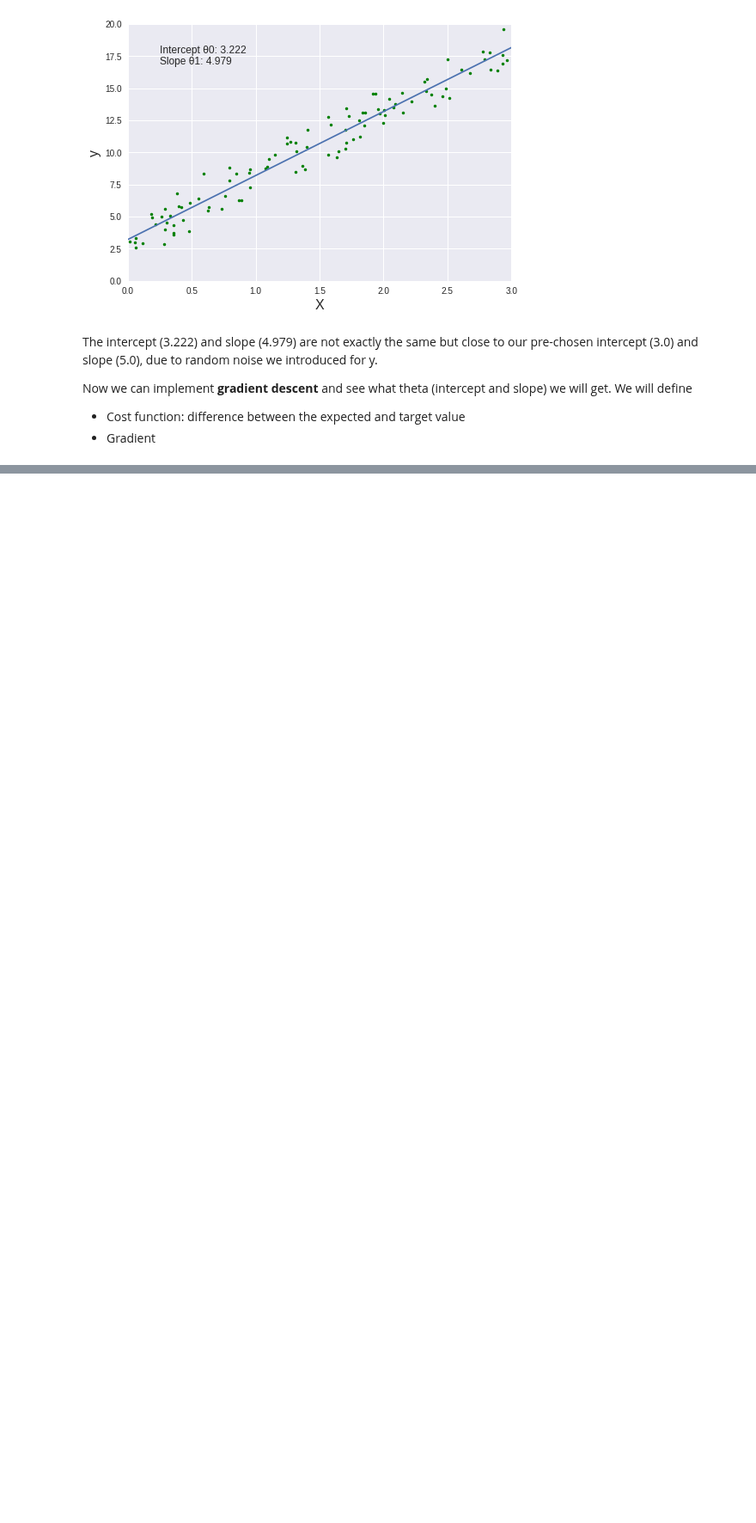
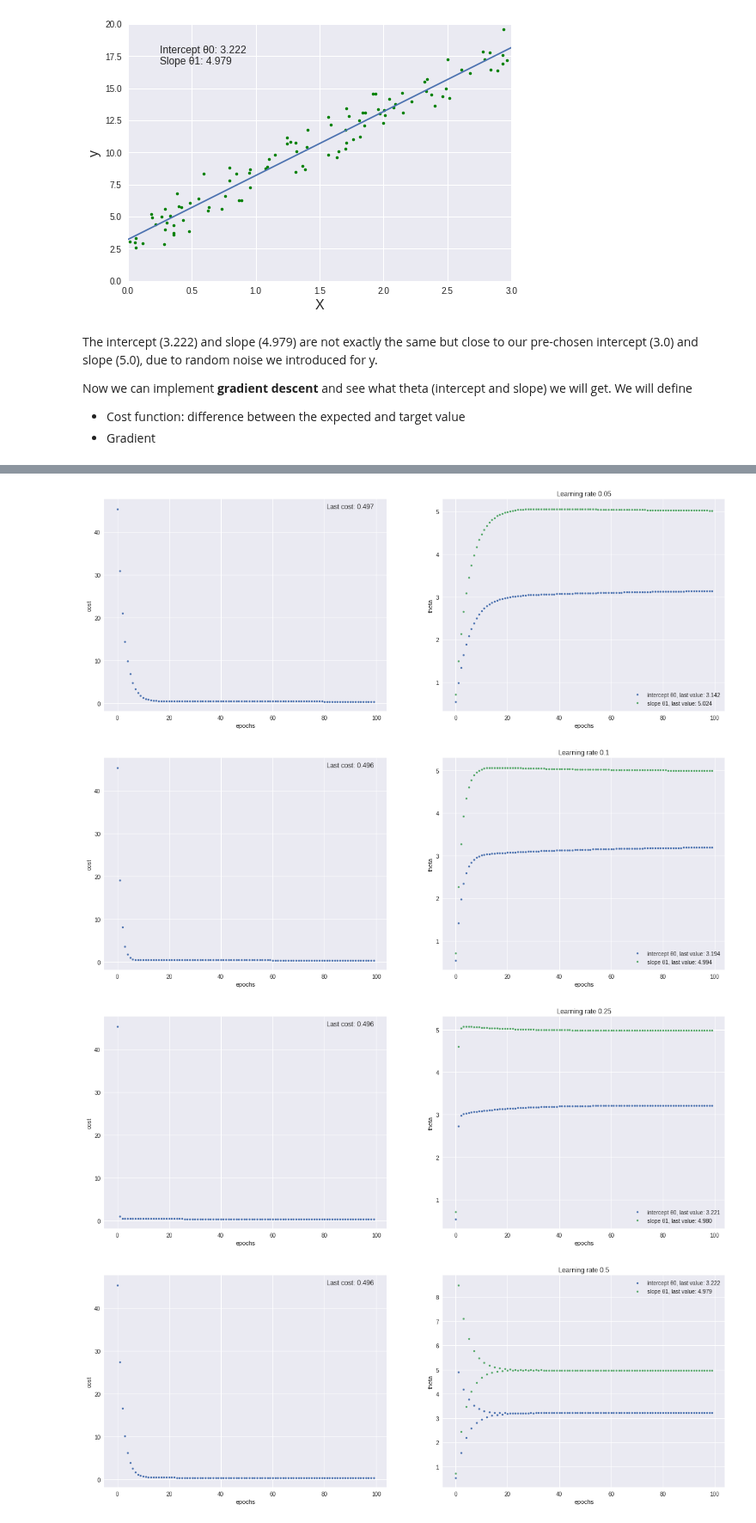
Before and after one commit to aunz/ds, a Jupyter notebook: Gradient_descent.ipynb, the cells around one changed output, grey strips where cells are left out. Shown at 86% size. Drawn from its saved outputs; the diff is of its cells as text; code cells hidden in the pictures; blank space fills up the shorter version.

```diff
--- a/Gradient_descent.ipynb
+++ b/Gradient_descent.ipynb
@@ -61,0 +156,16 @@ def predict(X, theta):
+# %%
+cal_and_plot(100, lr = 0.05)
+plt.title('Learning rate 0.05')
+cal_and_plot(100, lr = 0.1)
+plt.title('Learning rate 0.1')
+cal_and_plot(100, lr = 0.25)
+plt.title('Learning rate 0.25')
+cal_and_plot(100, lr = 0.5)
+plt.title('Learning rate 0.5')
+cal_and_plot(100, lr = 1)
+plt.title('Learning rate 1.0');
+# %% [output]
+[figure, added]
+[figure, added]
+[figure, added]
+[figure, added]
```
Also changed, not shown: parts of 12 cells of this notebook.
